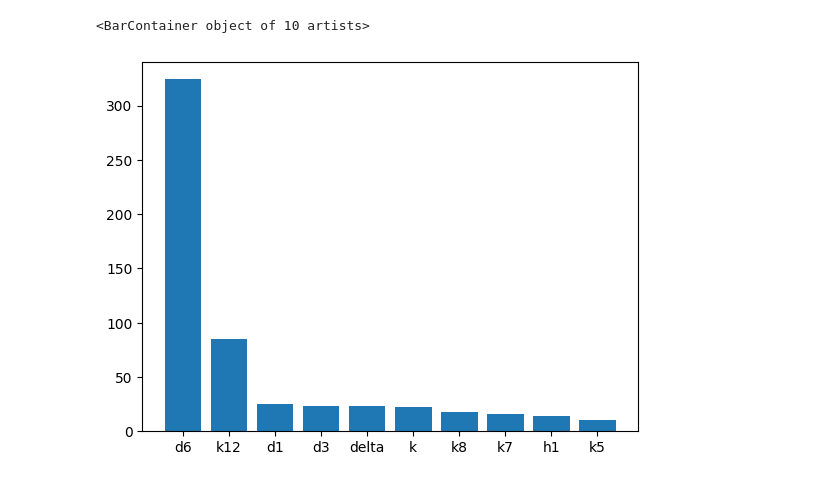
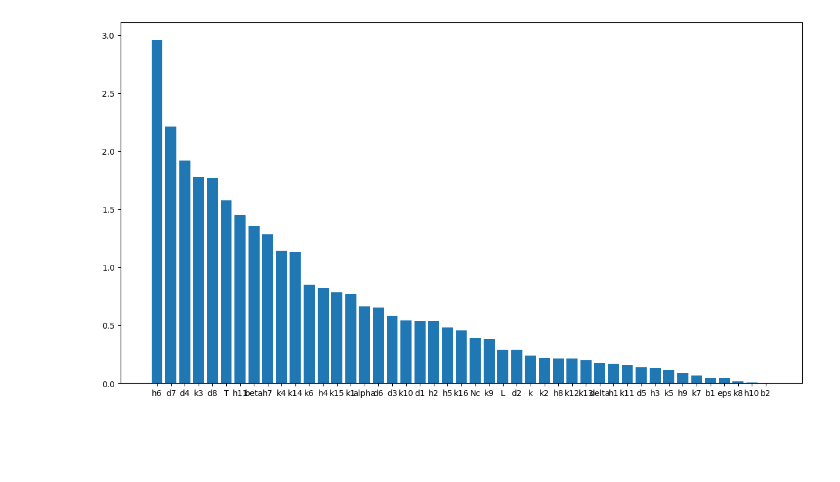
Before and after one commit to aayres22/ITIS_Analysis, a Jupyter notebook: GlobalSensitivities.ipynb, the cells around one changed output. Drawn from its saved outputs; the diff is of its cells as text; code cells hidden in the pictures; blank space fills up the shorter version.

Commit message:
Rankings pulled

```diff
--- a/GlobalSensitivities.ipynb
+++ b/GlobalSensitivities.ipynb
@@ -251,8 +253,8 @@ tpoints = len(mu[0][0])
 #output_ids = [3, 6, 7] # TNF + ACTH + Cort
 #output_ids = [3,4,6,7] #TNF + IL10 + ACTH + Cort
 #~~~~~~~~~~~~~~~~~~
-design = [6,7]
-rank = np.zeros(len(paramtitles))
+design = [3,4,6,7]
+rank_id = np.zeros(len(paramtitles))
 for k in range(len(states)):
 
     mu_Averages = np.asarray([sum(mu[k][i])/tpoints for i in range(p)])
@@ -263,7 +265,9 @@ for k in range(len(states)):
 
     ##Build rankings
     if k in design:
-        rank = rank + sigma_Averages/mu_Averages
+        metric = np.sqrt(np.array(mu_starAverages)**2 + np.array(sigma_Averages)**2)
+        rank_id =  rank_id + metric/max(metric)#np.sqrt(np.array(mu_starAverages)**2 + np.array(sigma_Averages)**2)
+
 
     ##sort rank, and organize by param name
 
@@ -327,14 +331,12 @@ for k in range(len(states)):
 # t1 = np.arange(tstart,inj_event,dt)
 # t2 = np.arange(inj_event, tend, dt)
 # %%
-rank_indexed = zip(rank,paramtitles)
+rank_indexed = zip(rank_id,paramtitles)
 rank_sorted = sorted(rank_indexed, reverse = True)
 rank_value, param_sorted = zip(*rank_sorted)
-plt.figure()
-plt.bar(param_sorted[0:10],rank_value[0:10])
-# plt.title(stateTitles[k])
-# plt.xlabel('Average magnitude mu*')
-# plt.ylabel('Standard deviation sigma')
+plt.figure(figsize = (15,8))
+plt.bar(param_sorted,rank_value)
+#plt.savefig("C:\\Users\\ayres\\Desktop\\ITIS_Repo\\paramRankings\\rankings_Design_3.png")
+plt.show()
 # %% [output]
-<BarContainer object of 10 artists>
-[figure, old version]
+[figure, new version]
```
Also changed, not shown: parts of 6 cells of this notebook, 1 other file.
